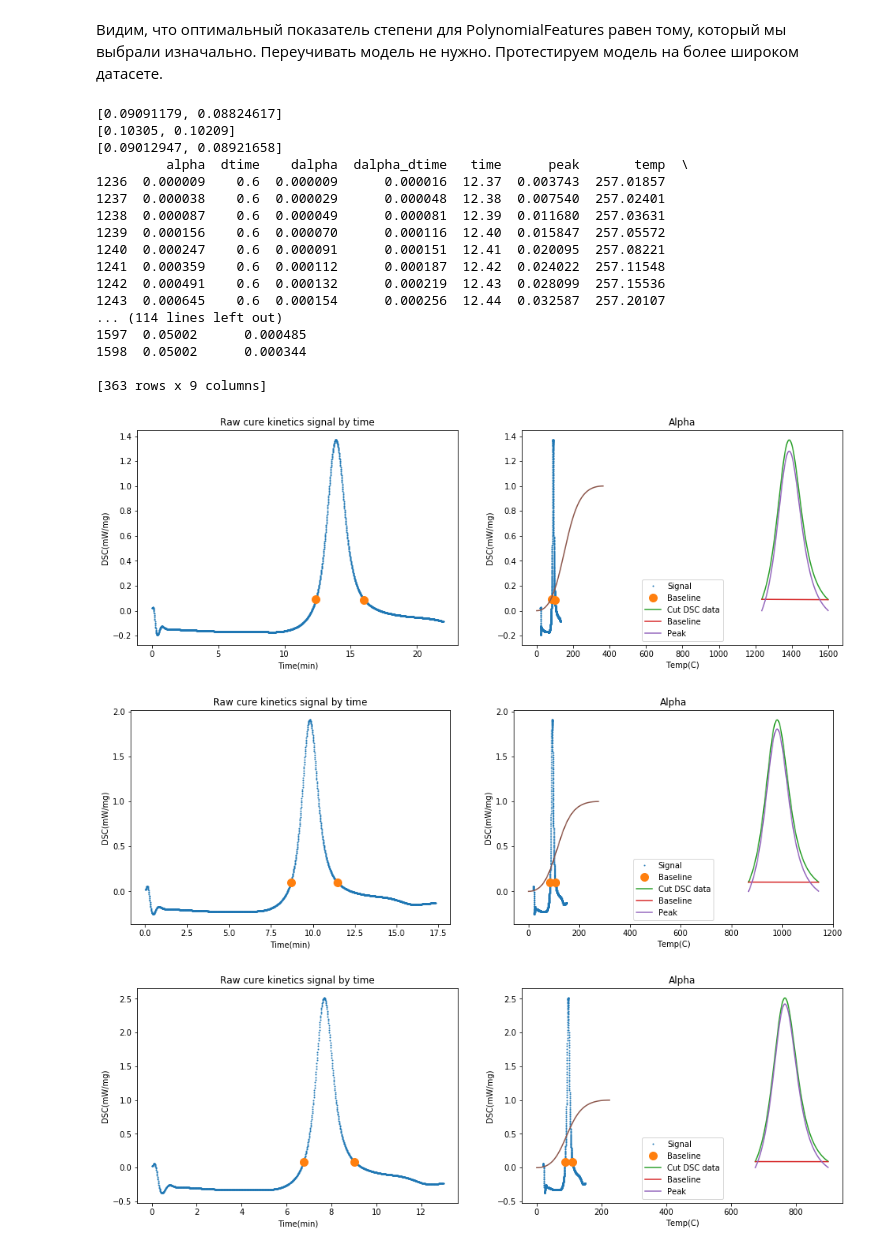
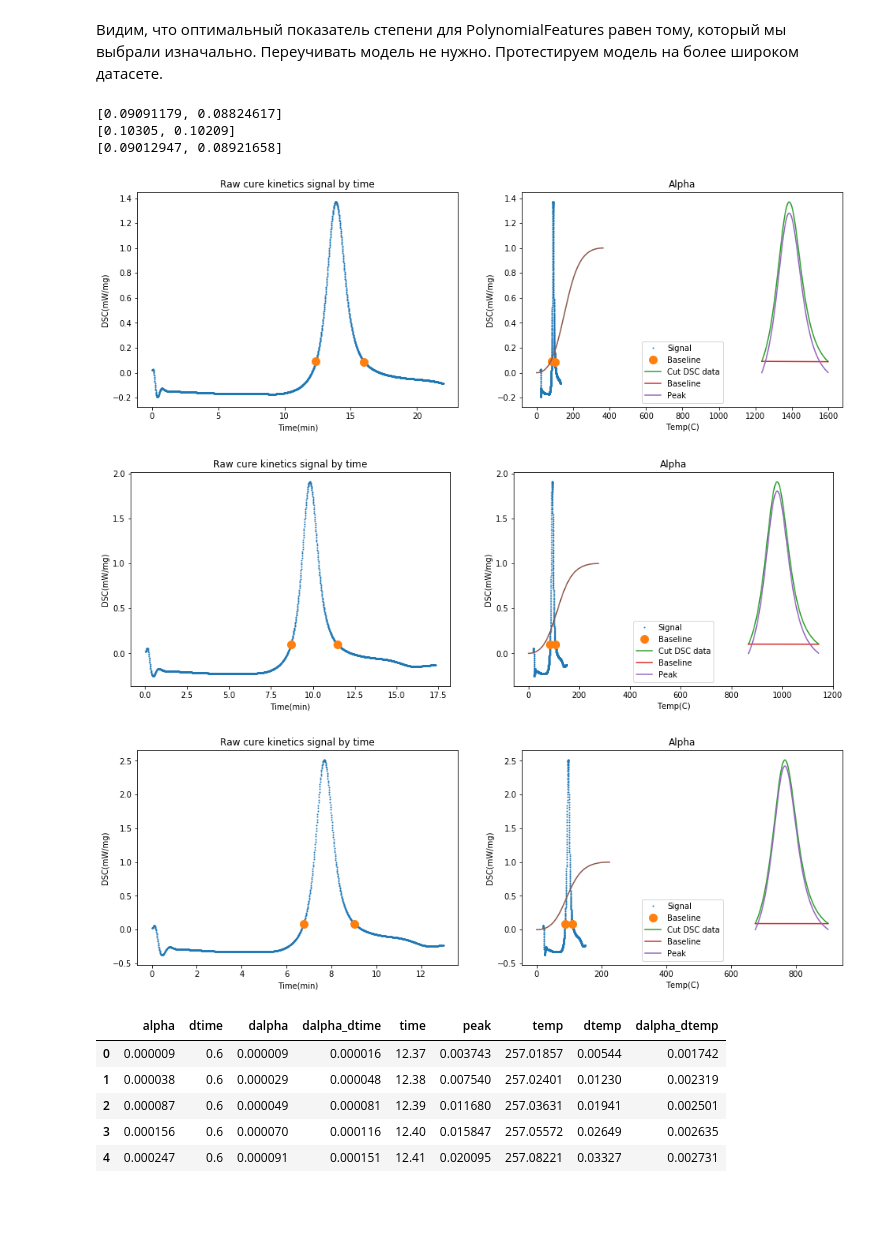
Before and after one commit to YarikineZ/DS_final_project, a Jupyter notebook: Final project.ipynb, the cells around one changed output. Drawn from its saved outputs; the diff is of its cells as text; code cells hidden in the pictures; blank space fills up the shorter version.

```diff
--- a/Final project.ipynb
+++ b/Final project.ipynb
@@ -436,25 +436,20 @@ for filename in all_files:
     alpha = calc_alpha(peak)
     li.append(extract_data(df, peak_start, peak_end, alpha))
 
-print(li[0])
+combined_df = pd.concat(li, axis=0, ignore_index=True)
 # %% [output]
 [0.09091179, 0.08824617]
 [0.10305, 0.10209]
 [0.09012947, 0.08921658]
-         alpha  dtime    dalpha  dalpha_dtime   time      peak       temp  \
-1236  0.000009    0.6  0.000009      0.000016  12.37  0.003743  257.01857
-1237  0.000038    0.6  0.000029      0.000048  12.38  0.007540  257.02401
-1238  0.000087    0.6  0.000049      0.000081  12.39  0.011680  257.03631
-1239  0.000156    0.6  0.000070      0.000116  12.40  0.015847  257.05572
-1240  0.000247    0.6  0.000091      0.000151  12.41  0.020095  257.08221
-1241  0.000359    0.6  0.000112      0.000187  12.42  0.024022  257.11548
-1242  0.000491    0.6  0.000132      0.000219  12.43  0.028099  257.15536
-1243  0.000645    0.6  0.000154      0.000256  12.44  0.032587  257.20107
-... (114 lines left out)
-1597  0.05002      0.000485
-1598  0.05002      0.000344
-
-[363 rows x 9 columns]
 [figure]
 [figure]
 [figure]
+# %%
+combined_df.head()
+# %% [output]
+|  | alpha | dtime | dalpha | dalpha_dtime | time | peak | temp | dtemp | dalpha_dtemp |
+| 0 | 0.000009 | 0.6 | 0.000009 | 0.000016 | 12.37 | 0.003743 | 257.01857 | 0.00544 | 0.001742 |
+| 1 | 0.000038 | 0.6 | 0.000029 | 0.000048 | 12.38 | 0.007540 | 257.02401 | 0.01230 | 0.002319 |
+| 2 | 0.000087 | 0.6 | 0.000049 | 0.000081 | 12.39 | 0.011680 | 257.03631 | 0.01941 | 0.002501 |
+| 3 | 0.000156 | 0.6 | 0.000070 | 0.000116 | 12.40 | 0.015847 | 257.05572 | 0.02649 | 0.002635 |
+| 4 | 0.000247 | 0.6 | 0.000091 | 0.000151 | 12.41 | 0.020095 | 257.08221 | 0.03327 | 0.002731 |
```
Also changed, not shown: parts of 1 cell of this notebook.
